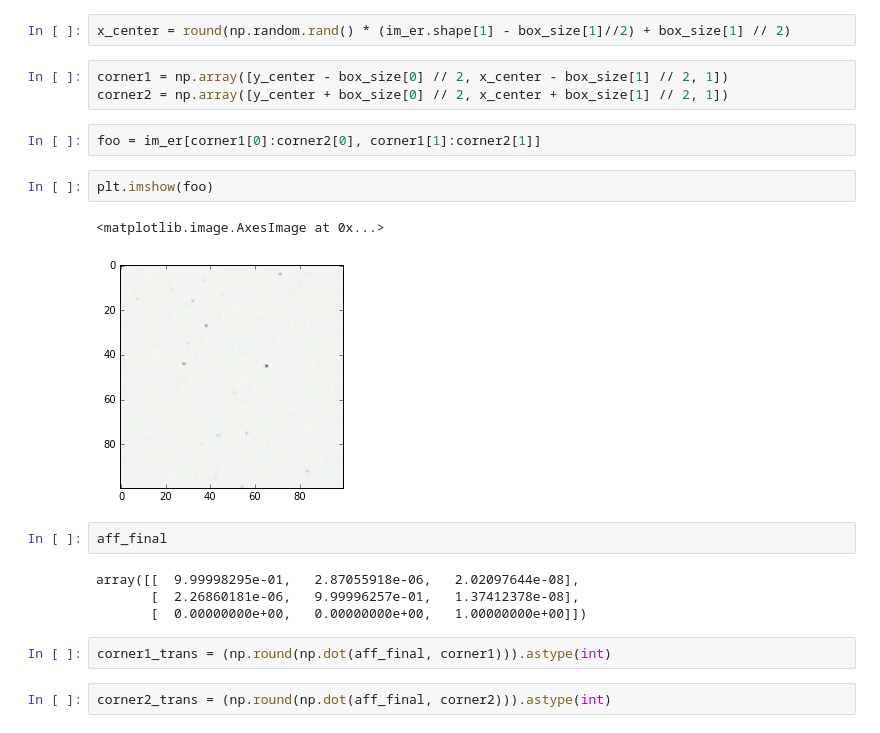
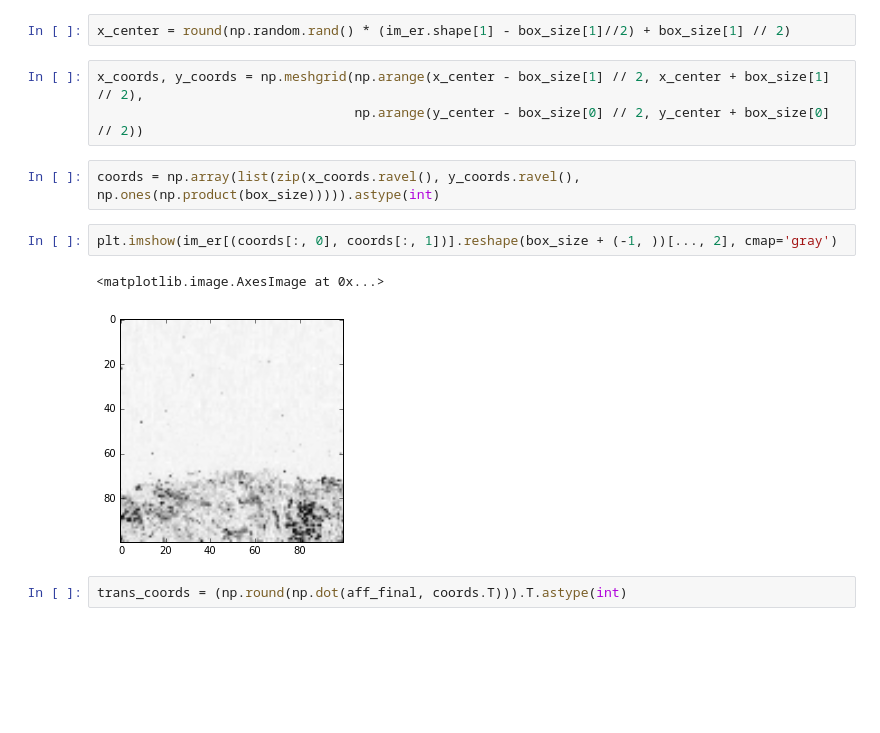
Before and after one commit to uw-biomedical-ml/tilelit, a Jupyter notebook: examples/register-and-tile.ipynb, the cells around one changed output. Drawn from its saved outputs; the diff is of its cells as text; blank space fills up the shorter version.

```diff
--- a/examples/register-and-tile.ipynb
+++ b/examples/register-and-tile.ipynb
@@ -45,22 +59,14 @@ y_center = round(np.random.rand() * (im_er.shape[0] - box_size[0]//2) + box_size
 # %%
 x_center = round(np.random.rand() * (im_er.shape[1] - box_size[1]//2) + box_size[1] // 2)
 # %%
-corner1 = np.array([y_center - box_size[0] // 2, x_center - box_size[1] // 2, 1])
-corner2 = np.array([y_center + box_size[0] // 2, x_center + box_size[1] // 2, 1])
+x_coords, y_coords = np.meshgrid(np.arange(x_center - box_size[1] // 2, x_center + box_size[1] // 2),
+                                 np.arange(y_center - box_size[0] // 2, y_center + box_size[0] // 2))
-# %%
-foo = im_er[corner1[0]:corner2[0], corner1[1]:corner2[1]]
-# %%
-plt.imshow(foo)
-# %% [output]
-<matplotlib.image.AxesImage at 0x...>
-[figure, removed]
-# %%
-aff_final
-# %% [output]
-array([[  9.99998295e-01,   2.87055918e-06,   2.02097644e-08],
-       [  2.26860181e-06,   9.99996257e-01,   1.37412378e-08],
-       [  0.00000000e+00,   0.00000000e+00,   1.00000000e+00]])
+# %%
+coords = np.array(list(zip(x_coords.ravel(), y_coords.ravel(), np.ones(np.product(box_size))))).astype(int)
+# %%
+plt.imshow(im_er[(coords[:, 0], coords[:, 1])].reshape(box_size + (-1, ))[..., 2], cmap='gray')
+# %% [output]
+<matplotlib.image.AxesImage at 0x...>
+[figure, added]
 # %%
-corner1_trans = (np.round(np.dot(aff_final, corner1))).astype(int)
+trans_coords = (np.round(np.dot(aff_final, coords.T))).T.astype(int)
-# %%
-corner2_trans = (np.round(np.dot(aff_final, corner2))).astype(int)
```
Also changed, not shown: parts of 13 cells of this notebook.
